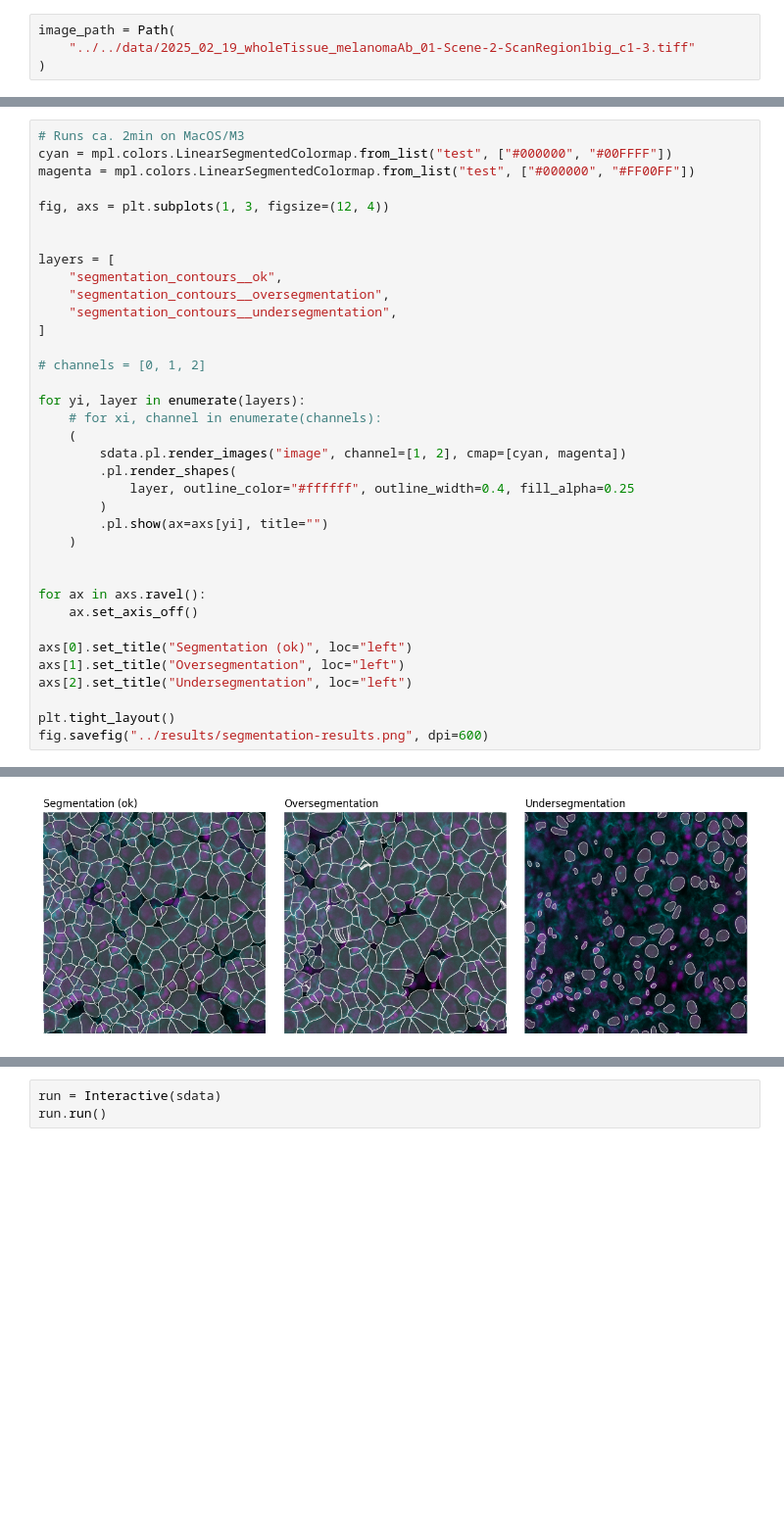
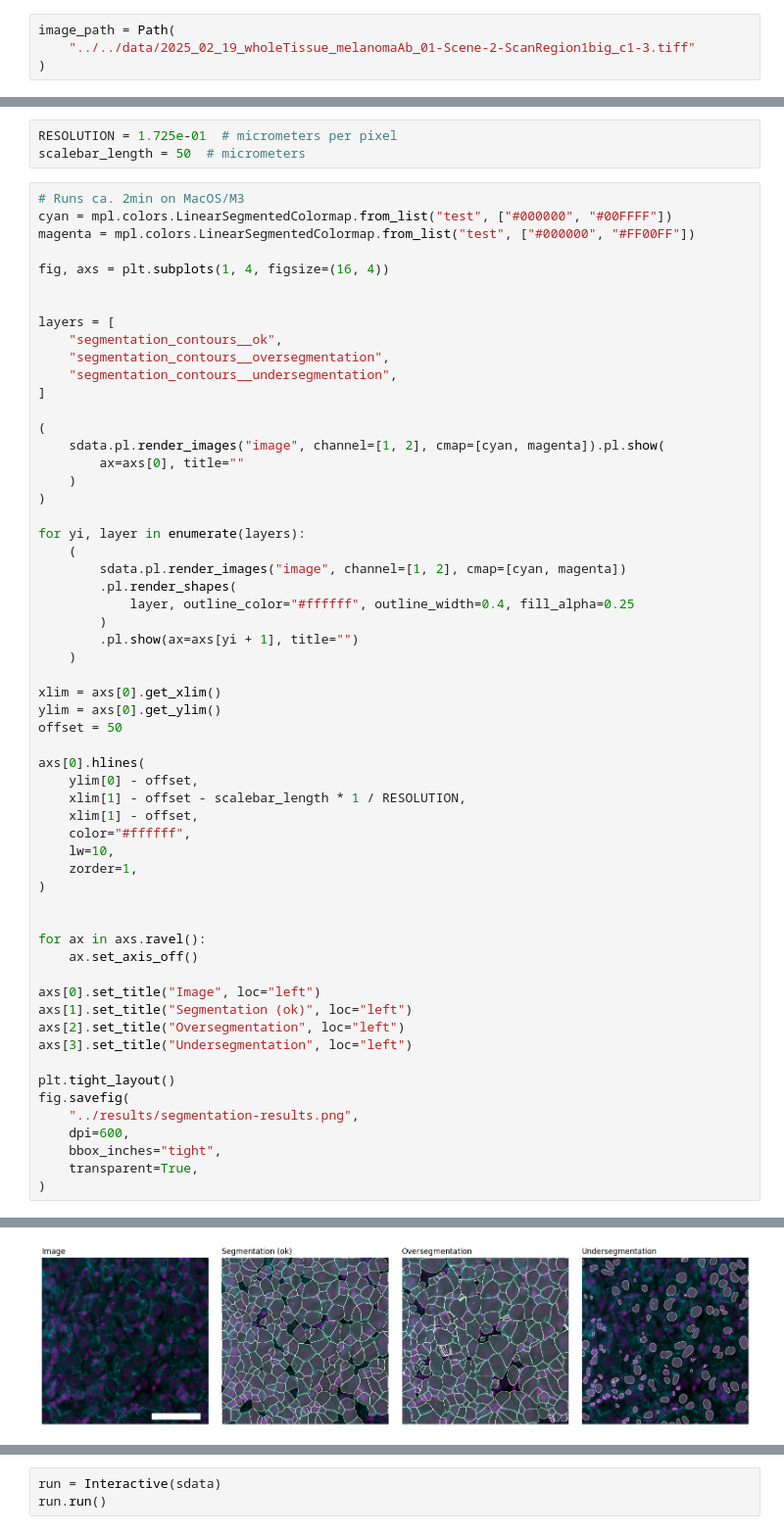
Before and after one commit to NordmannLab/dvp-protocol-code, a Jupyter notebook: figures/notebooks/generate-segmentation-example.ipynb, the cells around one changed output, grey strips where cells are left out. Shown at 98% size. Drawn from its saved outputs; the diff is of its cells as text; blank space fills up the shorter version.

Commit message:
Add scalebar

```diff
--- a/figures/notebooks/generate-segmentation-example.ipynb
+++ b/figures/notebooks/generate-segmentation-example.ipynb
@@ -141,12 +139,15 @@ SpatialData object, with associated Zarr store: /Users/lucas-diedrich/Documents/
 with coordinate systems:
     ▸ 'global', with elements:
         image (Images), segmentation_mask__ok (Labels), segmentation_mask__oversegmentation (Labels), segmentation_mask__undersegmentation (Labels), segmentation_contours__ok (Shapes), segmentation_co ...
+# %%
+RESOLUTION = 1.725e-01  # micrometers per pixel
+scalebar_length = 50  # micrometers
 # %%
 # Runs ca. 2min on MacOS/M3
 cyan = mpl.colors.LinearSegmentedColormap.from_list("test", ["#000000", "#00FFFF"])
 magenta = mpl.colors.LinearSegmentedColormap.from_list("test", ["#000000", "#FF00FF"])
 
-fig, axs = plt.subplots(1, 3, figsize=(12, 4))
+fig, axs = plt.subplots(1, 4, figsize=(16, 4))
 
 
 layers = [
@@ -155,28 +156,50 @@ layers = [
     "segmentation_contours__undersegmentation",
 ]
 
-# channels = [0, 1, 2]
+(
+    sdata.pl.render_images("image", channel=[1, 2], cmap=[cyan, magenta]).pl.show(
+        ax=axs[0], title=""
+    )
+)
 
 for yi, layer in enumerate(layers):
-    # for xi, channel in enumerate(channels):
     (
         sdata.pl.render_images("image", channel=[1, 2], cmap=[cyan, magenta])
         .pl.render_shapes(
             layer, outline_color="#ffffff", outline_width=0.4, fill_alpha=0.25
         )
-        .pl.show(ax=axs[yi], title="")
+        .pl.show(ax=axs[yi + 1], title="")
     )
+
+xlim = axs[0].get_xlim()
+ylim = axs[0].get_ylim()
+offset = 50
+
+axs[0].hlines(
+    ylim[0] - offset,
+    xlim[1] - offset - scalebar_length * 1 / RESOLUTION,
+    xlim[1] - offset,
+    color="#ffffff",
+    lw=10,
+    zorder=1,
+)
 
 
 for ax in axs.ravel():
     ax.set_axis_off()
 
-axs[0].set_title("Segmentation (ok)", loc="left")
-axs[1].set_title("Oversegmentation", loc="left")
-axs[2].set_title("Undersegmentation", loc="left")
+axs[0].set_title("Image", loc="left")
+axs[1].set_title("Segmentation (ok)", loc="left")
+axs[2].set_title("Oversegmentation", loc="left")
+axs[3].set_title("Undersegmentation", loc="left")
 
 plt.tight_layout()
-fig.savefig("../results/segmentation-results.png", dpi=600)
+fig.savefig(
+    "../results/segmentation-results.png",
+    dpi=600,
+    bbox_inches="tight",
+    transparent=True,
+)
 # %% [output]
 WARNING  render_images: You're blending multiple cmaps. If the plot doesn't look like you expect, it might be
          because your cmaps go from a given color to 'white', and not to 'transparent'. Therefore, the 'white' of
@@ -190 +216 @@ WARNING  render_images: You're blending multiple cmaps. If the plot doesn't look
-[figure, old version]
+[figure, new version]
```
Also changed, not shown: parts of 5 cells of this notebook.
